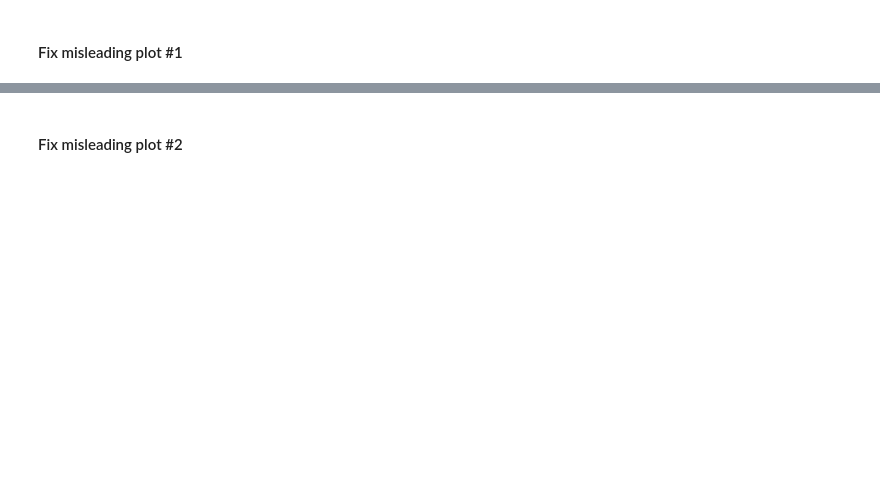
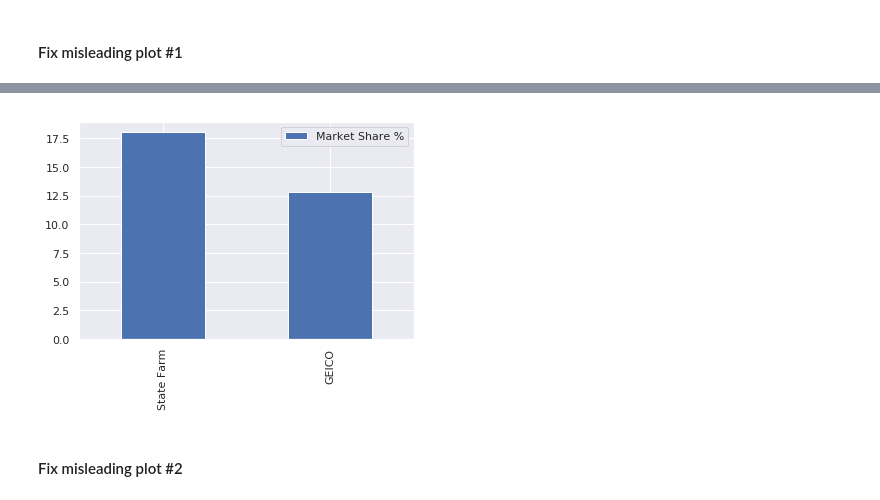
Before and after one commit to bloominstituteoftechnology/DS-Sprint-02-Storytelling-With-Data, a Jupyter notebook: module2-choose-appropriate-visualizations/LS_DS_122_Choose_appropriate_visualizations.ipynb, the cells around one changed output, grey strips where cells are left out. Saved outputs shown, nothing was run; the diff lists cells and outputs as text; code cells hidden in the pictures; blank space fills up the shorter version.

```diff
--- a/module2-choose-appropriate-visualizations/LS_DS_122_Choose_appropriate_visualizations.ipynb
+++ b/module2-choose-appropriate-visualizations/LS_DS_122_Choose_appropriate_visualizations.ipynb
@@ -28,3 +59,15 @@ misleading.plot1()
+# %%
+insurance = pd.DataFrame(
+    index=['State Farm', 'GEICO'],
+    data={'Market Share %': [18.07, 12.79]})
+
+
+def plot1():
+    return insurance.plot.bar()
+
+plot1();
+# %% [output]
+[figure, added]
 # %% [markdown]
 #### Fix misleading plot #2
 # %%
```
Also changed, not shown: parts of 46 cells of this notebook.
